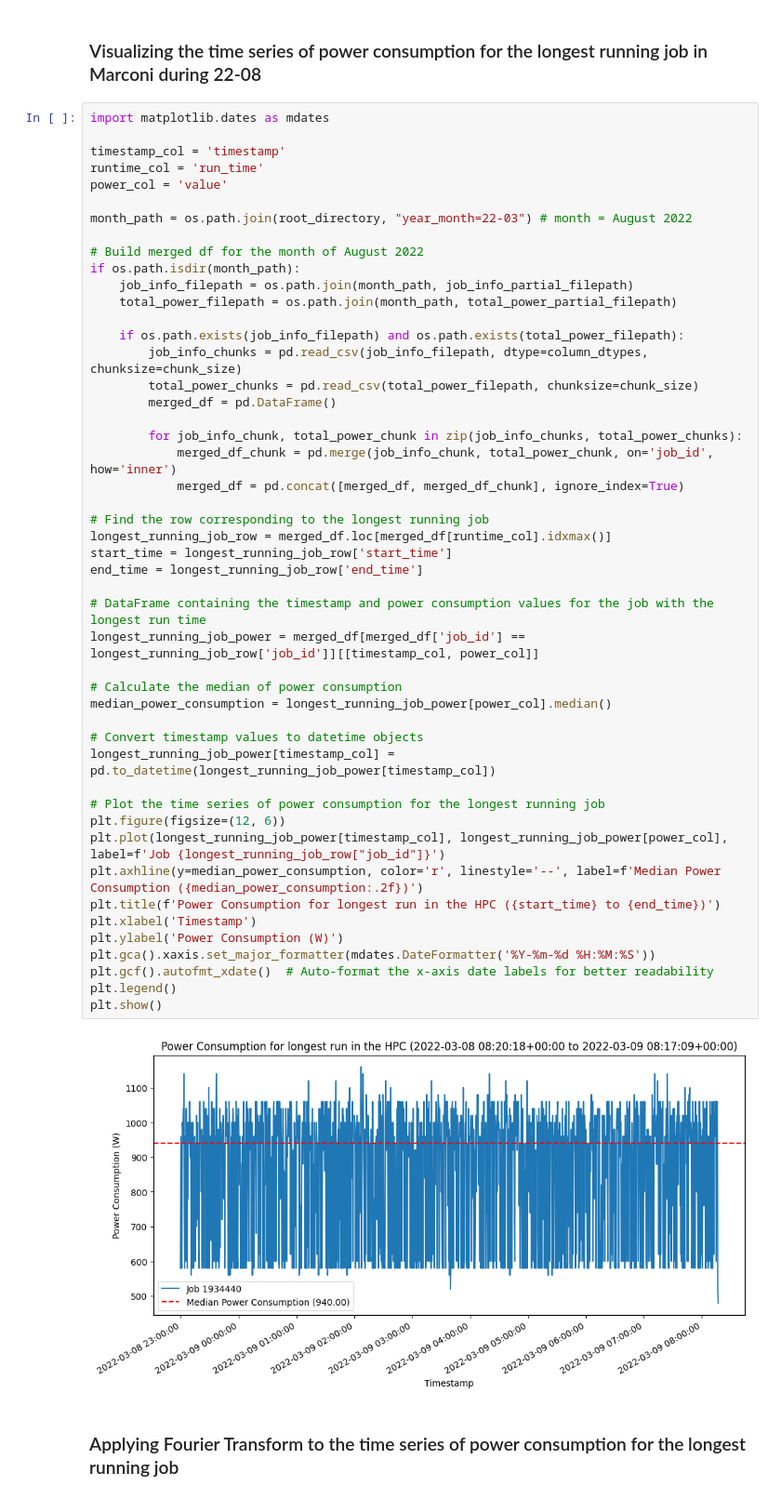
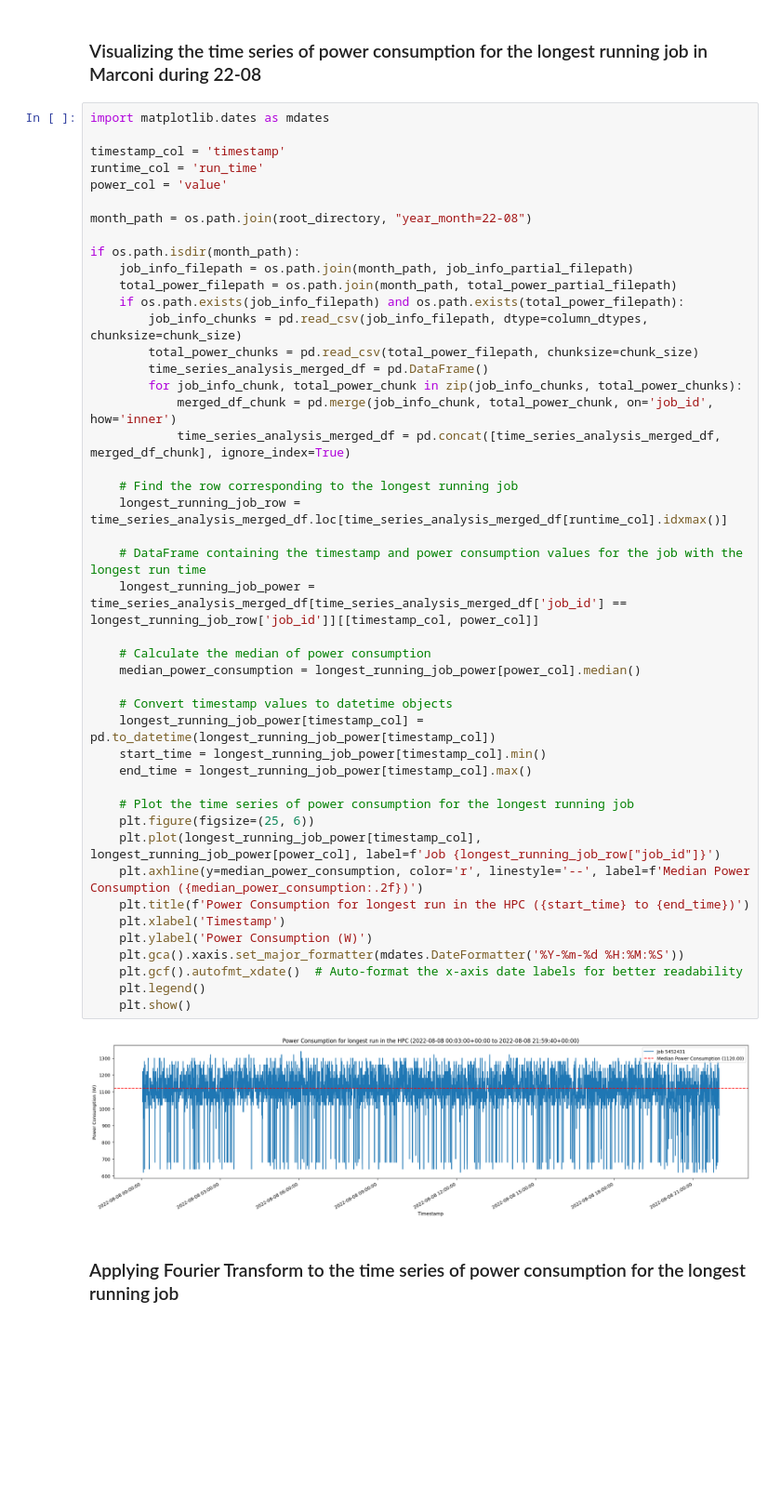
Before and after one commit to Marthyna/hpc-energy-consumption-profiling, a Jupyter notebook: notes/experiments_multinode.ipynb, the cells around one changed output. Shown at 93% size. Saved outputs shown, nothing was run; the diff lists cells and outputs as text; blank space fills up the shorter version.

```diff
--- a/notes/experiments_multinode.ipynb
+++ b/notes/experiments_multinode.ipynb
@@ -177,53 +150,50 @@ for month_folder in os.listdir(root_directory):
 # %%
 import matplotlib.dates as mdates
 
 timestamp_col = 'timestamp'
 runtime_col = 'run_time'
 power_col = 'value'
 
-month_path = os.path.join(root_directory, "year_month=22-03") # month = August 2022
+month_path = os.path.join(root_directory, "year_month=22-08")
 
-# Build merged df for the month of August 2022
 if os.path.isdir(month_path):
     job_info_filepath = os.path.join(month_path, job_info_partial_filepath)
     total_power_filepath = os.path.join(month_path, total_power_partial_filepath)
-
     if os.path.exists(job_info_filepath) and os.path.exists(total_power_filepath):
         job_info_chunks = pd.read_csv(job_info_filepath, dtype=column_dtypes, chunksize=chunk_size)
         total_power_chunks = pd.read_csv(total_power_filepath, chunksize=chunk_size)
-        merged_df = pd.DataFrame()
-
+        time_series_analysis_merged_df = pd.DataFrame()
         for job_info_chunk, total_power_chunk in zip(job_info_chunks, total_power_chunks):
             merged_df_chunk = pd.merge(job_info_chunk, total_power_chunk, on='job_id', how='inner')
-            merged_df = pd.concat([merged_df, merged_df_chunk], ignore_index=True)
+            time_series_analysis_merged_df = pd.concat([time_series_analysis_merged_df, merged_df_chunk], ignore_index=True)
 
-# Find the row corresponding to the longest running job
-longest_running_job_row = merged_df.loc[merged_df[runtime_col].idxmax()]
-start_time = longest_running_job_row['start_time']
-end_time = longest_running_job_row['end_time']
+    # Find the row corresponding to the longest running job
+    longest_running_job_row = time_series_analysis_merged_df.loc[time_series_analysis_merged_df[runtime_col].idxmax()]
 
-# DataFrame containing the timestamp and power consumption values for the job with the longest run time
-longest_running_job_power = merged_df[merged_df['job_id'] == longest_running_job_row['job_id']][[timestamp_col, power_col]]
+    # DataFrame containing the timestamp and power consumption values for the job with the longest run time
+    longest_running_job_power = time_series_analysis_merged_df[time_series_analysis_merged_df['job_id'] == longest_running_job_row['job_id']][[timestamp_col, power_col]]
 
-# Calculate the median of power consumption
-median_power_consumption = longest_running_job_power[power_col].median()
+    # Calculate the median of power consumption
+    median_power_consumption = longest_running_job_power[power_col].median()
 
-# Convert timestamp values to datetime objects
-longest_running_job_power[timestamp_col] = pd.to_datetime(longest_running_job_power[timestamp_col])
+    # Convert timestamp values to datetime objects
+    longest_running_job_power[timestamp_col] = pd.to_datetime(longest_running_job_power[timestamp_col])
+    start_time = longest_running_job_power[timestamp_col].min()
+    end_time = longest_running_job_power[timestamp_col].max()
 
-# Plot the time series of power consumption for the longest running job
-plt.figure(figsize=(12, 6))
-plt.plot(longest_running_job_power[timestamp_col], longest_running_job_power[power_col], label=f'Job {longest_running_job_row["job_id"]}')
-plt.axhline(y=median_power_consumption, color='r', linestyle='--', label=f'Median Power Consumption ({median_power_consumption:.2f})')
-plt.title(f'Power Consumption for longest run in the HPC ({start_time} to {end_time})')
-plt.xlabel('Timestamp')
-plt.ylabel('Power Consumption (W)')
-plt.gca().xaxis.set_major_formatter(mdates.DateFormatter('%Y-%m-%d %H:%M:%S'))
-plt.gcf().autofmt_xdate()  # Auto-format the x-axis date labels for better readability
-plt.legend()
-plt.show()
+    # Plot the time series of power consumption for the longest running job
+    plt.figure(figsize=(25, 6))
+    plt.plot(longest_running_job_power[timestamp_col], longest_running_job_power[power_col], label=f'Job {longest_running_job_row["job_id"]}')
+    plt.axhline(y=median_power_consumption, color='r', linestyle='--', label=f'Median Power Consumption ({median_power_consumption:.2f})')
+    plt.title(f'Power Consumption for longest run in the HPC ({start_time} to {end_time})')
+    plt.xlabel('Timestamp')
+    plt.ylabel('Power Consumption (W)')
+    plt.gca().xaxis.set_major_formatter(mdates.DateFormatter('%Y-%m-%d %H:%M:%S'))
+    plt.gcf().autofmt_xdate()  # Auto-format the x-axis date labels for better readability
+    plt.legend()
+    plt.show()
 # %% [output]
-[figure, old version]
+[figure, new version]
 # %% [markdown]
 ### Applying Fourier Transform to the time series of power consumption for the longest running job
 # %%
```
Also changed, not shown: parts of 18 cells of this notebook, 7 other files.
